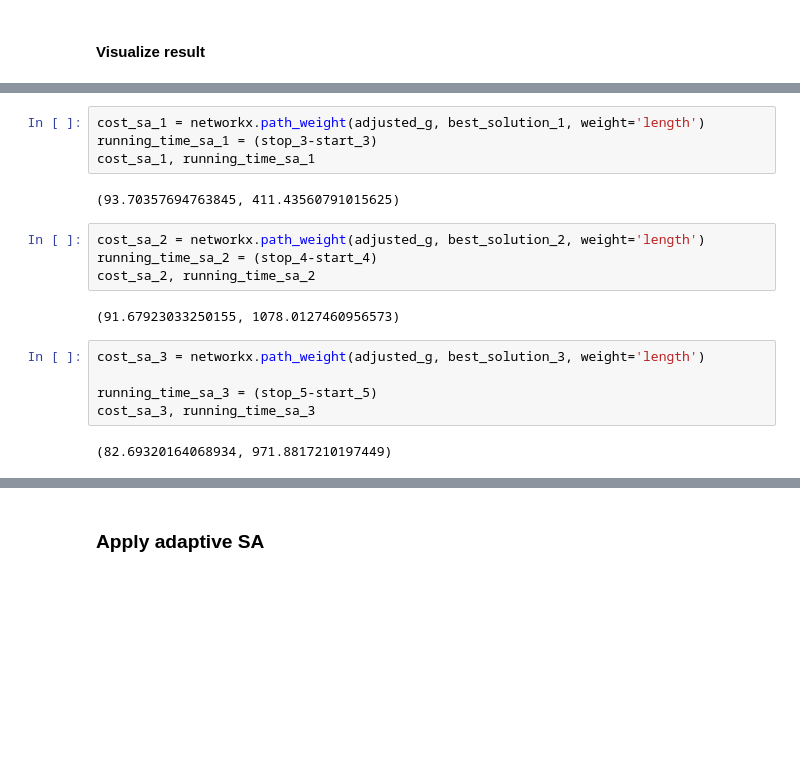
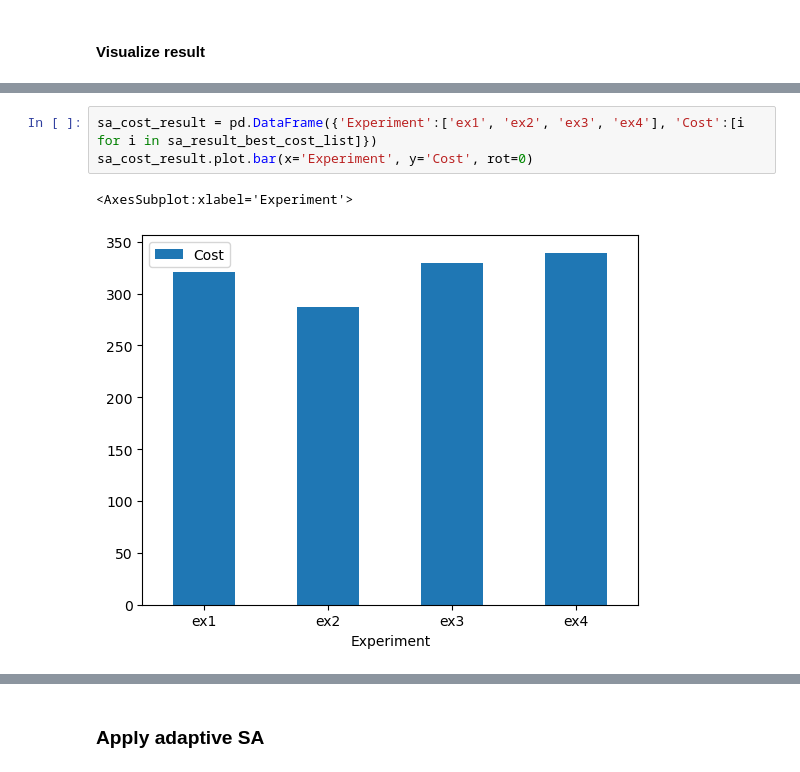
Before and after one commit to Rrobinvip/1724_final, a Jupyter notebook: final_revise.ipynb, the cells around one changed output, grey strips where cells are left out. Cells and saved outputs as stored; diff of their text form; blank space fills up the shorter version.

```diff
--- a/final_revise.ipynb
+++ b/final_revise.ipynb
@@ -431,22 +439,9 @@ folium.Marker([drop2[1], drop2[2]], icon = folium.Icon(color='blue'), popup=drop
 m_sa
 # %% [output]
 [interactive output not drawn]
-# %%
-cost_sa_1 = networkx.path_weight(adjusted_g, best_solution_1, weight='length')
-running_time_sa_1 = (stop_3-start_3)
-cost_sa_1, running_time_sa_1
-# %% [output]
-(93.70357694763845, 411.43560791015625)
-# %%
-cost_sa_2 = networkx.path_weight(adjusted_g, best_solution_2, weight='length')
-running_time_sa_2 = (stop_4-start_4)
-cost_sa_2, running_time_sa_2
-# %% [output]
-(91.67923033250155, 1078.0127460956573)
-# %%
-cost_sa_3 = networkx.path_weight(adjusted_g, best_solution_3, weight='length')
-
-running_time_sa_3 = (stop_5-start_5)
-cost_sa_3, running_time_sa_3
-# %% [output]
-(82.69320164068934, 971.8817210197449)
+# %%
+sa_cost_result = pd.DataFrame({'Experiment':['ex1', 'ex2', 'ex3', 'ex4'], 'Cost':[i for i in sa_result_best_cost_list]})
+sa_cost_result.plot.bar(x='Experiment', y='Cost', rot=0)
+# %% [output]
+<AxesSubplot:xlabel='Experiment'>
+[figure, added]
```
Also changed, not shown: parts of 37 cells of this notebook.
